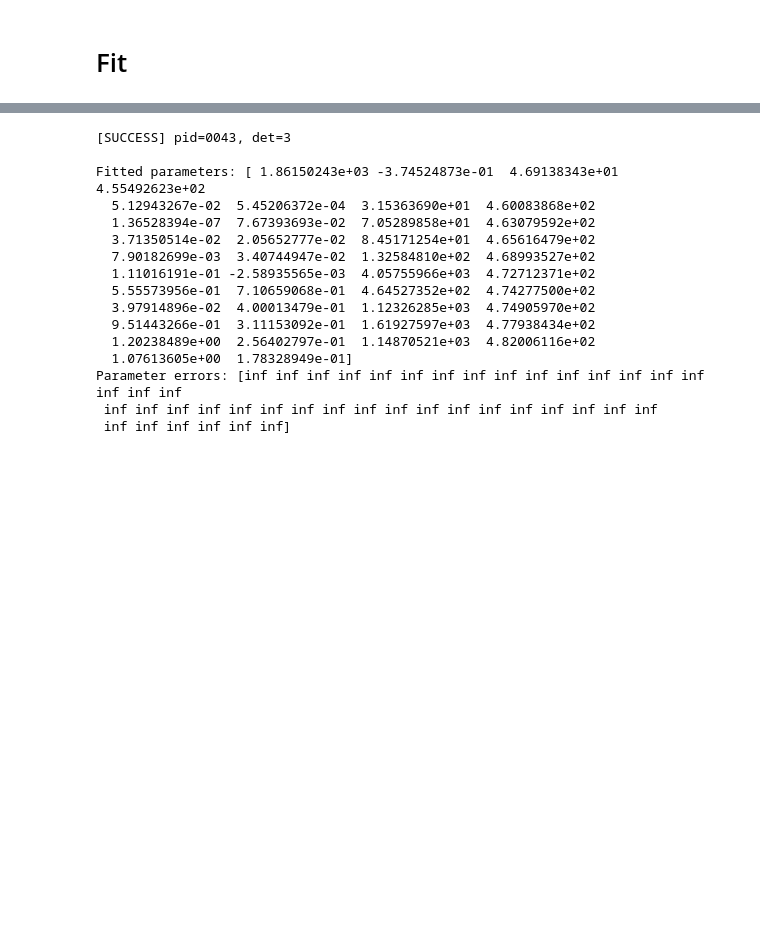
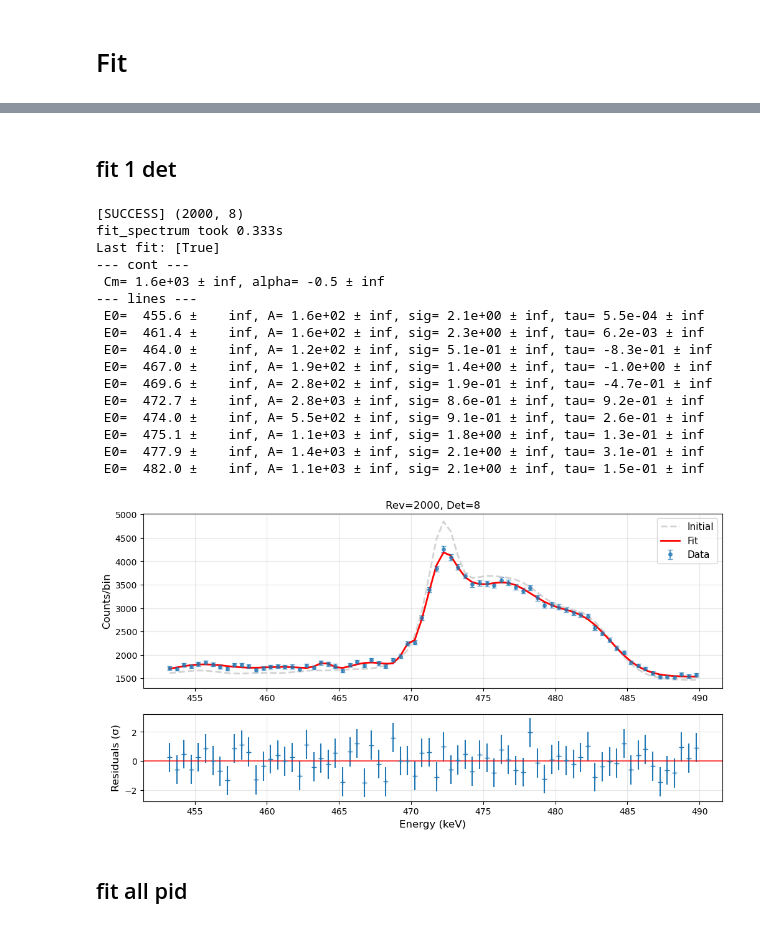
Before and after one commit to tristanbouchet/spibackground, a Jupyter notebook: fit_bkg.ipynb, the cells around one changed output, grey strips where cells are left out. Saved outputs shown, nothing was run; the diff lists cells and outputs as text; code cells hidden in the pictures; blank space fills up the shorter version.

```diff
--- a/fit_bkg.ipynb
+++ b/fit_bkg.ipynb
@@ -213,25 +129,40 @@ KeyboardInterrupt:
+# %% [markdown]
+## fit 1 det
 # %%
-# Fit a single spectrum (1 pid, 1 detector)
-pid = '0043'
-det = 3
+pid = 2000
+det = 8
+e_fit_min, e_fit_max = 453, 490
+init_params= np.load('fit_par_PSD_453_490keV.npy')
+# fix tau to 0 if negative
+# init_params= [0 if (i-2)%4==3 and init_params[i]<0 else init_params[i] for i in range(len(init_params))]
+init_params= None
 
-params, perr, success = fitter.fit_spectrum(pid, det, verbose=True)
-print(f"\nFitted parameters: {params}")
-print(f"Parameter errors: {perr}")
+spectrum = Spectrum(rawspec_sav_path='/Users/tbastro/SPI_analysis/BACKGROUND/RAW_SPEC/')
+fitter = SpectrumFitter(spectrum,
+    init_param_dir='/Users/tbastro/SPI_analysis/BACKGROUND/init_files',
+    e_fit_min=e_fit_min, e_fit_max=e_fit_max,
+)
+# results_all_dets = fitter.fit_spectrum(pid, det, verbose=True, method='least_squares',maxfev=10000, init_params=init_params, with_bounds=False)
+results_all_dets = fitter.fit_spectrum(pid, det, verbose=True, method='scipy',maxfev=50000, init_params=init_params, with_bounds=False)
+fitter.plot_fit(pid, det, show_initial=True, plot_lines=False, show_res=True)
+print(fitter)
 # %% [output]
-[SUCCESS] pid=0043, det=3
-
-Fitted parameters: [ 1.86150243e+03 -3.74524873e-01  4.69138343e+01  4.55492623e+02
-  5.12943267e-02  5.45206372e-04  3.15363690e+01  4.60083868e+02
-  1.36528394e-07  7.67393693e-02  7.05289858e+01  4.63079592e+02
-  3.71350514e-02  2.05652777e-02  8.45171254e+01  4.65616479e+02
-  7.90182699e-03  3.40744947e-02  1.32584810e+02  4.68993527e+02
-  1.11016191e-01 -2.58935565e-03  4.05755966e+03  4.72712371e+02
-  5.55573956e-01  7.10659068e-01  4.64527352e+02  4.74277500e+02
-  3.97914896e-02  4.00013479e-01  1.12326285e+03  4.74905970e+02
-  9.51443266e-01  3.11153092e-01  1.61927597e+03  4.77938434e+02
-  1.20238489e+00  2.56402797e-01  1.14870521e+03  4.82006116e+02
-  1.07613605e+00  1.78328949e-01]
-Parameter errors: [inf inf inf inf inf inf inf inf inf inf inf inf inf inf inf inf inf inf
- inf inf inf inf inf inf inf inf inf inf inf inf inf inf inf inf inf inf
- inf inf inf inf inf inf]
+[SUCCESS] (2000, 8)
+fit_spectrum took 0.333s
+Last fit: [True]
+--- cont ---
+ Cm= 1.6e+03 ± inf, alpha= -0.5 ± inf
+--- lines ---
+ E0=  455.6 ±    inf, A= 1.6e+02 ± inf, sig= 2.1e+00 ± inf, tau= 5.5e-04 ± inf
+ E0=  461.4 ±    inf, A= 1.6e+02 ± inf, sig= 2.3e+00 ± inf, tau= 6.2e-03 ± inf
+ E0=  464.0 ±    inf, A= 1.2e+02 ± inf, sig= 5.1e-01 ± inf, tau= -8.3e-01 ± inf
+ E0=  467.0 ±    inf, A= 1.9e+02 ± inf, sig= 1.4e+00 ± inf, tau= -1.0e+00 ± inf
+ E0=  469.6 ±    inf, A= 2.8e+02 ± inf, sig= 1.9e-01 ± inf, tau= -4.7e-01 ± inf
+ E0=  472.7 ±    inf, A= 2.8e+03 ± inf, sig= 8.6e-01 ± inf, tau= 9.2e-01 ± inf
+ E0=  474.0 ±    inf, A= 5.5e+02 ± inf, sig= 9.1e-01 ± inf, tau= 2.6e-01 ± inf
+ E0=  475.1 ±    inf, A= 1.1e+03 ± inf, sig= 1.8e+00 ± inf, tau= 1.3e-01 ± inf
+ E0=  477.9 ±    inf, A= 1.4e+03 ± inf, sig= 2.1e+00 ± inf, tau= 3.1e-01 ± inf
+ E0=  482.0 ±    inf, A= 1.1e+03 ± inf, sig= 2.1e+00 ± inf, tau= 1.5e-01 ± inf
+[figure, added]
+# %% [markdown]
+## fit all pid
```
Also changed, not shown: parts of 17 cells of this notebook, 5 other files.
